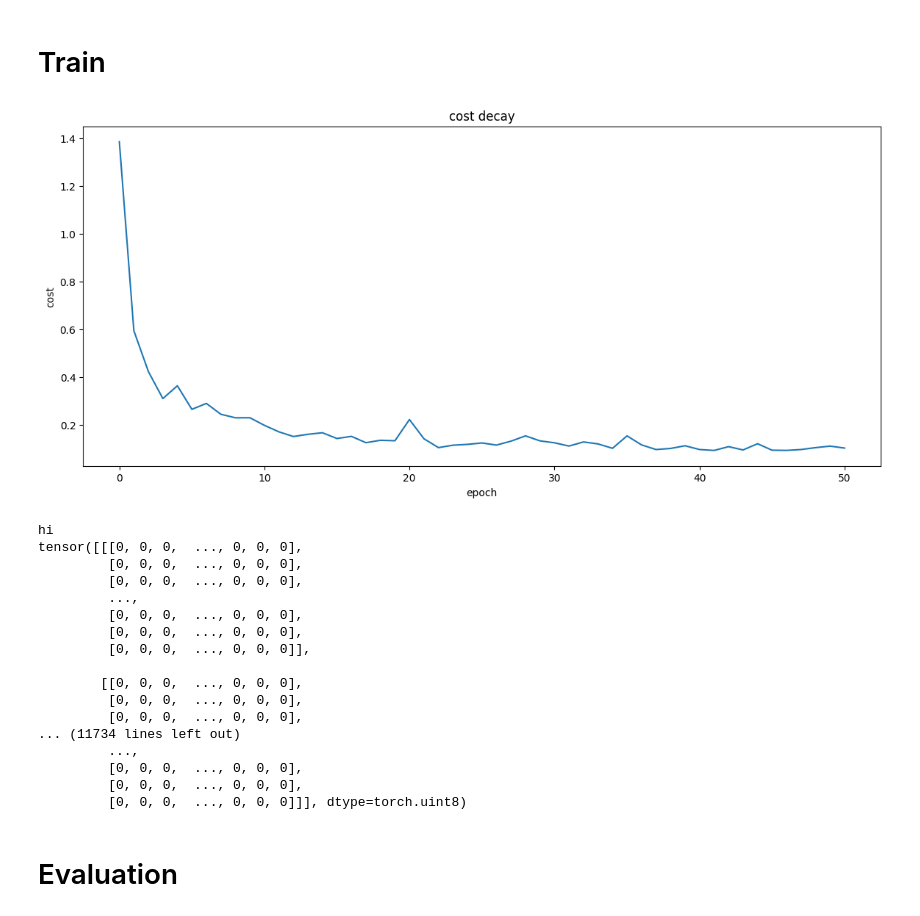
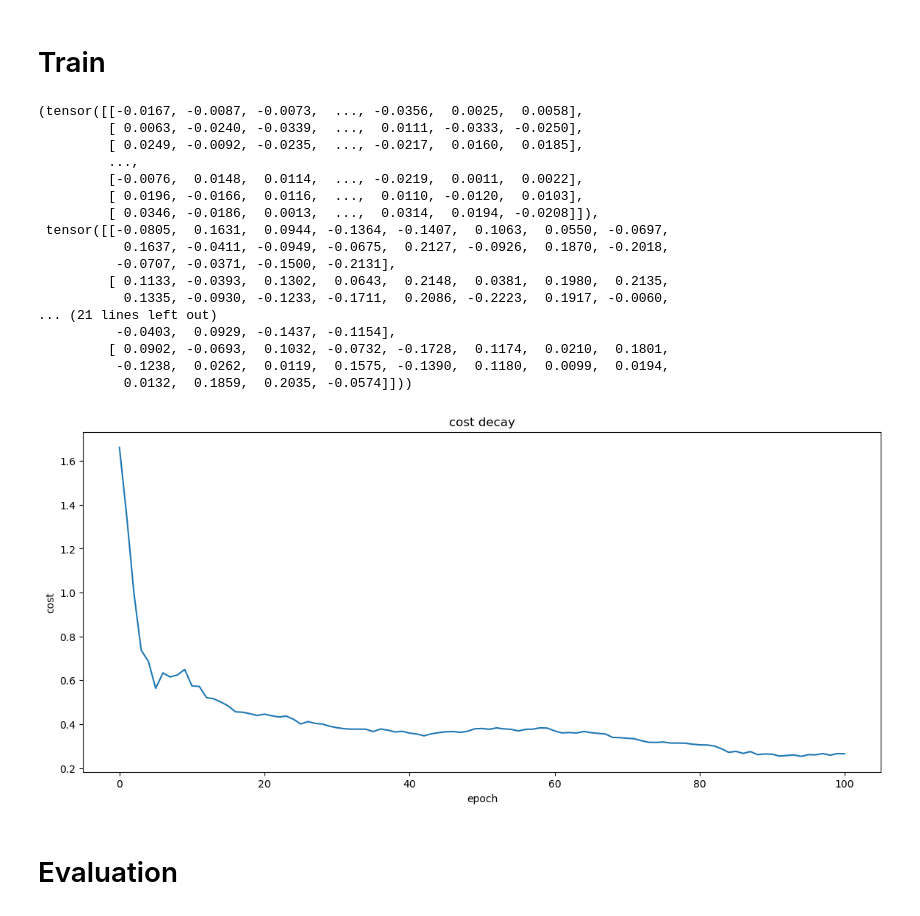
Before and after one commit to Erickllino/Neural_Network, a Jupyter notebook: MNIST.IPYNB, the cells around one changed output. Drawn from its saved outputs; the diff is of its cells as text; code cells hidden in the pictures.

```diff
--- a/MNIST.IPYNB
+++ b/MNIST.IPYNB
@@ -127,41 +109,32 @@ def training( N_Epochs, model, loss_fn, opt  ):
     plt.plot(loss_list)
     plt.xlabel("epoch")
     plt.ylabel("cost")
-
-
-    return MLP_Model().L1.weight.detach(), MLP_Model().L2.weight.detach()
 # %%
 model = MLP_Model()
 
-epochs = 50
+epochs = 100
 
 opt        = torch.optim.Adam( model.parameters(), lr=0.003 )
 
 loss_fn    = nn.CrossEntropyLoss()
 
-weights_L1_a, weights_L2_a = training(  epochs, model , loss_fn, opt  )
+training(  epochs, model , loss_fn, opt  )
 # %% [output]
+(tensor([[-0.0167, -0.0087, -0.0073,  ..., -0.0356,  0.0025,  0.0058],
+         [ 0.0063, -0.0240, -0.0339,  ...,  0.0111, -0.0333, -0.0250],
+         [ 0.0249, -0.0092, -0.0235,  ..., -0.0217,  0.0160,  0.0185],
+         ...,
+         [-0.0076,  0.0148,  0.0114,  ..., -0.0219,  0.0011,  0.0022],
+         [ 0.0196, -0.0166,  0.0116,  ...,  0.0110, -0.0120,  0.0103],
+         [ 0.0346, -0.0186,  0.0013,  ...,  0.0314,  0.0194, -0.0208]]),
+ tensor([[-0.0805,  0.1631,  0.0944, -0.1364, -0.1407,  0.1063,  0.0550, -0.0697,
+           0.1637, -0.0411, -0.0949, -0.0675,  0.2127, -0.0926,  0.1870, -0.2018,
+          -0.0707, -0.0371, -0.1500, -0.2131],
+         [ 0.1133, -0.0393,  0.1302,  0.0643,  0.2148,  0.0381,  0.1980,  0.2135,
+           0.1335, -0.0930, -0.1233, -0.1711,  0.2086, -0.2223,  0.1917, -0.0060,
+... (21 lines left out)
+          -0.0403,  0.0929, -0.1437, -0.1154],
+         [ 0.0902, -0.0693,  0.1032, -0.0732, -0.1728,  0.1174,  0.0210,  0.1801,
+          -0.1238,  0.0262,  0.0119,  0.1575, -0.1390,  0.1180,  0.0099,  0.0194,
+           0.0132,  0.1859,  0.2035, -0.0574]]))
-[figure, old version]
+[figure, new version]
-# %%
-
-for xb, yb in train_dl:
-    print('hi')
-    print(xb)
-# %% [output]
-hi
-tensor([[[0, 0, 0,  ..., 0, 0, 0],
-         [0, 0, 0,  ..., 0, 0, 0],
-         [0, 0, 0,  ..., 0, 0, 0],
-         ...,
-         [0, 0, 0,  ..., 0, 0, 0],
-         [0, 0, 0,  ..., 0, 0, 0],
-         [0, 0, 0,  ..., 0, 0, 0]],
-
-        [[0, 0, 0,  ..., 0, 0, 0],
-         [0, 0, 0,  ..., 0, 0, 0],
-         [0, 0, 0,  ..., 0, 0, 0],
-... (11734 lines left out)
-         ...,
-         [0, 0, 0,  ..., 0, 0, 0],
-         [0, 0, 0,  ..., 0, 0, 0],
-         [0, 0, 0,  ..., 0, 0, 0]]], dtype=torch.uint8)
```
Also changed, not shown: parts of 21 cells of this notebook, 3 other files.
